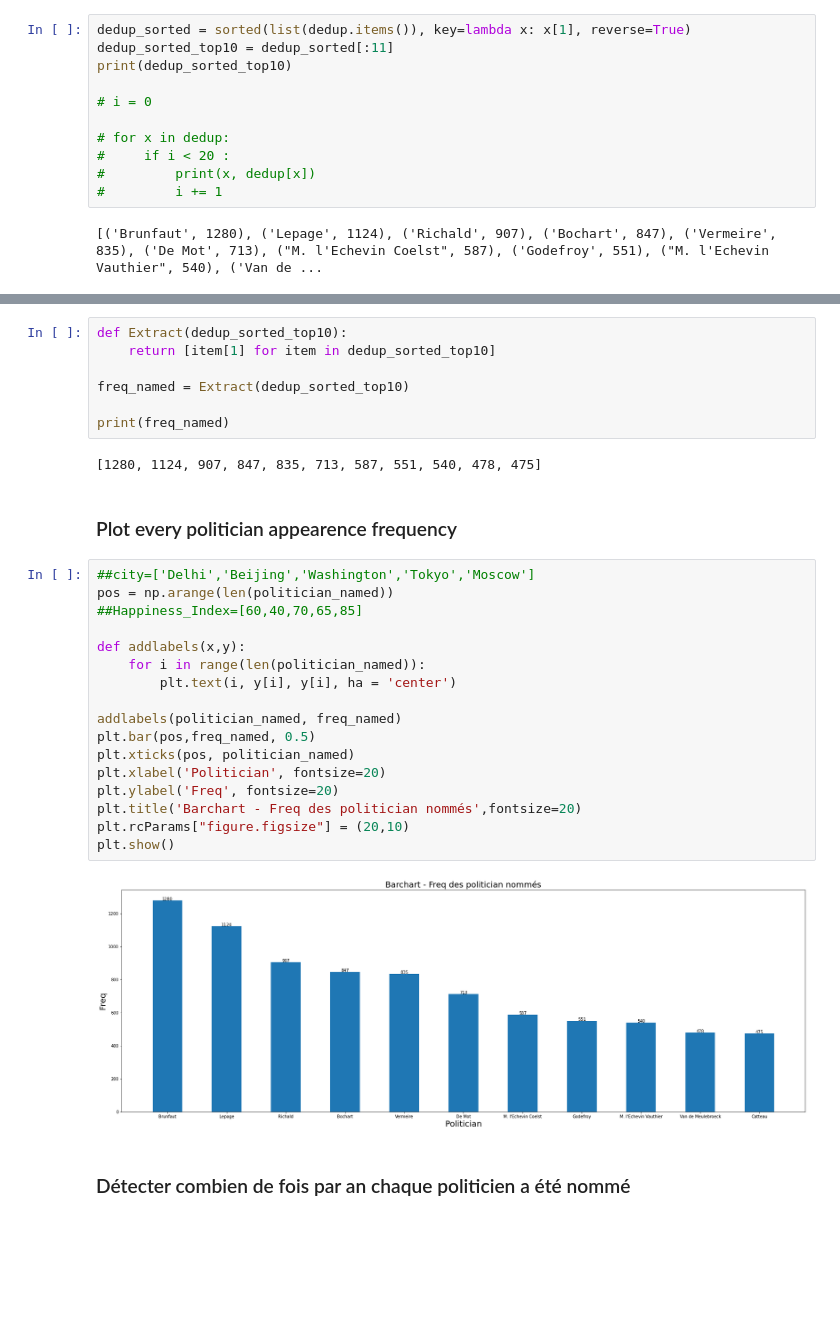
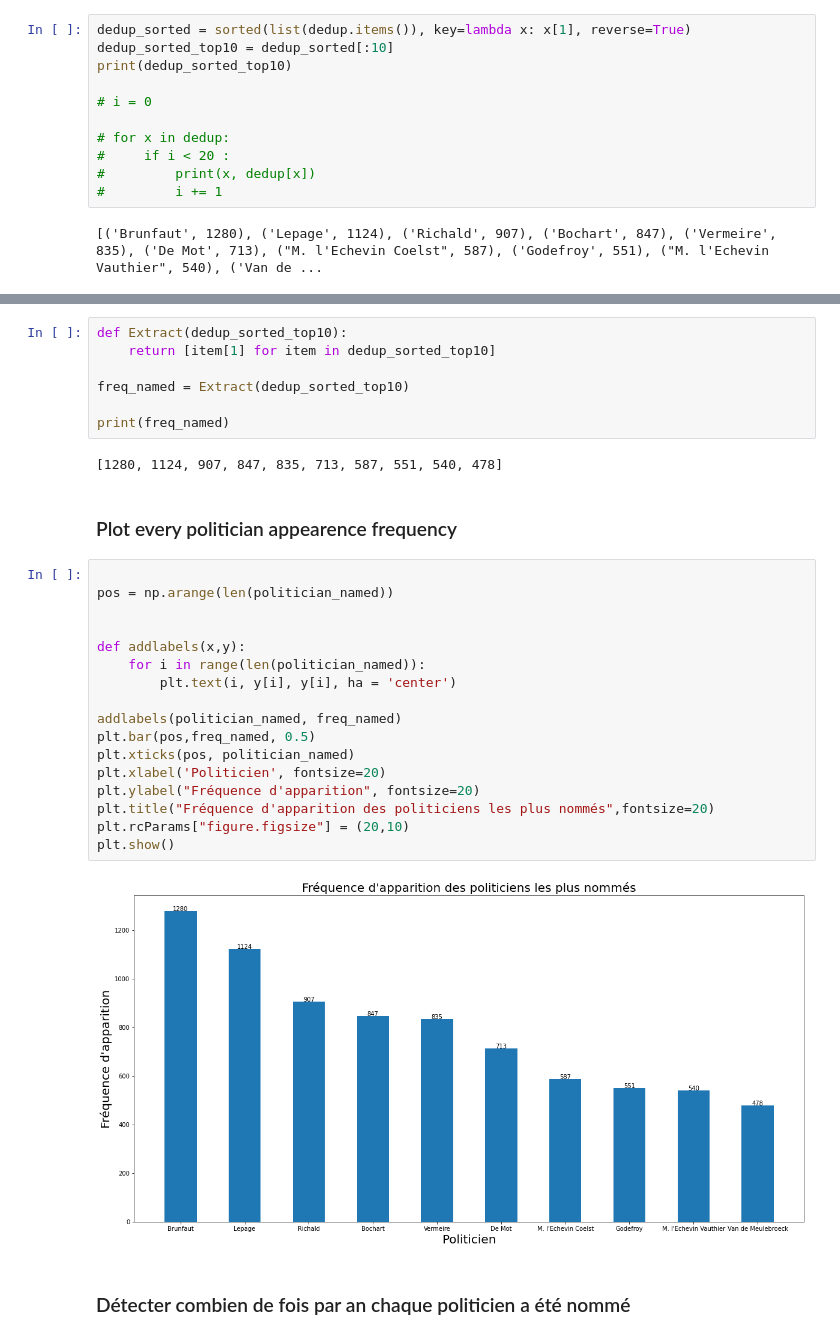
Before and after one commit to MariCanizo/tac, a Jupyter notebook: Travail Final/most cited politicians.ipynb, the cells around one changed output, grey strips where cells are left out. Cells and saved outputs as stored; diff of their text form; blank space fills up the shorter version.

```diff
--- a/Travail Final/most cited politicians.ipynb
+++ b/Travail Final/most cited politicians.ipynb
@@ -356,6 +356,6 @@ print(search(name))
 # %%
 dedup_sorted = sorted(list(dedup.items()), key=lambda x: x[1], reverse=True)
-dedup_sorted_top10 = dedup_sorted[:11]
+dedup_sorted_top10 = dedup_sorted[:10]
 print(dedup_sorted_top10)
 
 # i = 0
@@ -383,28 +381,28 @@ freq_named = Extract(dedup_sorted_top10)
 
 print(freq_named)
 # %% [output]
-[1280, 1124, 907, 847, 835, 713, 587, 551, 540, 478, 475]
+[1280, 1124, 907, 847, 835, 713, 587, 551, 540, 478]
 # %% [markdown]
 ### Plot every politician appearence frequency
 # %%
-##city=['Delhi','Beijing','Washington','Tokyo','Moscow']
+
 pos = np.arange(len(politician_named))
-##Happiness_Index=[60,40,70,65,85]
+
 
 def addlabels(x,y):
     for i in range(len(politician_named)):
         plt.text(i, y[i], y[i], ha = 'center')
 
 addlabels(politician_named, freq_named)
 plt.bar(pos,freq_named, 0.5)
 plt.xticks(pos, politician_named)
-plt.xlabel('Politician', fontsize=20)
-plt.ylabel('Freq', fontsize=20)
-plt.title('Barchart - Freq des politician nommés',fontsize=20)
+plt.xlabel('Politicien', fontsize=20)
+plt.ylabel("Fréquence d'apparition", fontsize=20)
+plt.title("Fréquence d'apparition des politiciens les plus nommés",fontsize=20)
 plt.rcParams["figure.figsize"] = (20,10)
 plt.show()
 # %% [output]
-[figure, old version]
+[figure, new version]
 # %% [markdown]
 ### Détecter combien de fois par an chaque politicien a été nommé
 # %%
```
Also changed, not shown: parts of 10 cells of this notebook.
